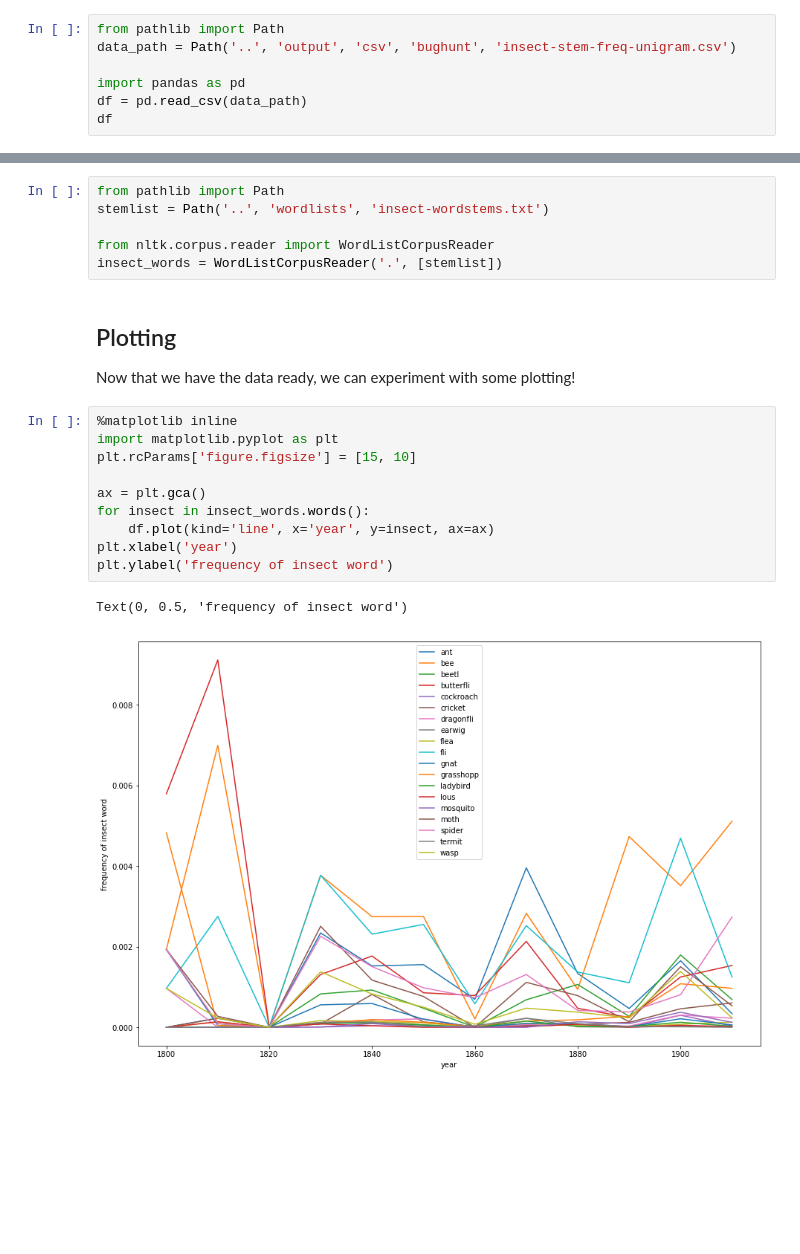
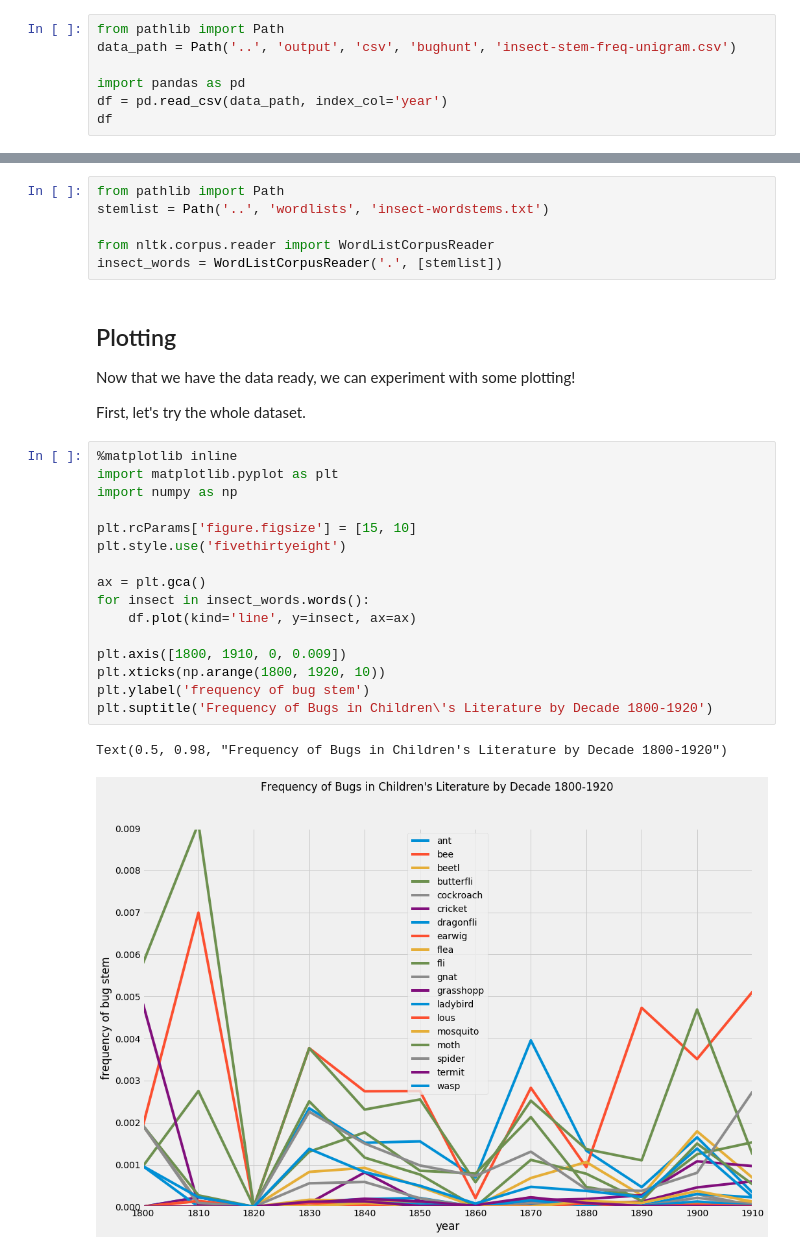
Before and after one commit to mchesterkadwell/bughunt-analysis, a Jupyter notebook: notebooks/3-visualising-data.ipynb, the cells around one changed output, grey strips where cells are left out. Cells and saved outputs as stored; diff of their text form; blank space fills up the shorter version.

Commit message:
Small experiments in visualisation notebook.

```diff
--- a/notebooks/3-visualising-data.ipynb
+++ b/notebooks/3-visualising-data.ipynb
@@ -15,7 +15,7 @@ from pathlib import Path
 data_path = Path('..', 'output', 'csv', 'bughunt', 'insect-stem-freq-unigram.csv')
 
 import pandas as pd
-df = pd.read_csv(data_path)
+df = pd.read_csv(data_path, index_col='year')
 df
 # %% [output]
 |  | ant | bee | beetl | butterfli | cockroach | cricket | dragonfli | earwig | flea | fli | ... |
@@ -43,16 +44,24 @@ insect_words = WordListCorpusReader('.', [stemlist])
 # %% [markdown]
 ## Plotting
 Now that we have the data ready, we can experiment with some plotting!
+
+First, let's try the whole dataset.
 # %%
 %matplotlib inline
 import matplotlib.pyplot as plt
+import numpy as np
+
 plt.rcParams['figure.figsize'] = [15, 10]
+plt.style.use('fivethirtyeight')
 
 ax = plt.gca()
 for insect in insect_words.words():
-    df.plot(kind='line', x='year', y=insect, ax=ax)
-plt.xlabel('year')
-plt.ylabel('frequency of insect word')
+    df.plot(kind='line', y=insect, ax=ax)
+
+plt.axis([1800, 1910, 0, 0.009])
+plt.xticks(np.arange(1800, 1920, 10))
+plt.ylabel('frequency of bug stem')
+plt.suptitle('Frequency of Bugs in Children\'s Literature by Decade 1800-1920')
 # %% [output]
-Text(0, 0.5, 'frequency of insect word')
+Text(0.5, 0.98, "Frequency of Bugs in Children's Literature by Decade 1800-1920")
-[figure, old version]
+[figure, new version]
```
Also changed, not shown: parts of 1 cell of this notebook.
